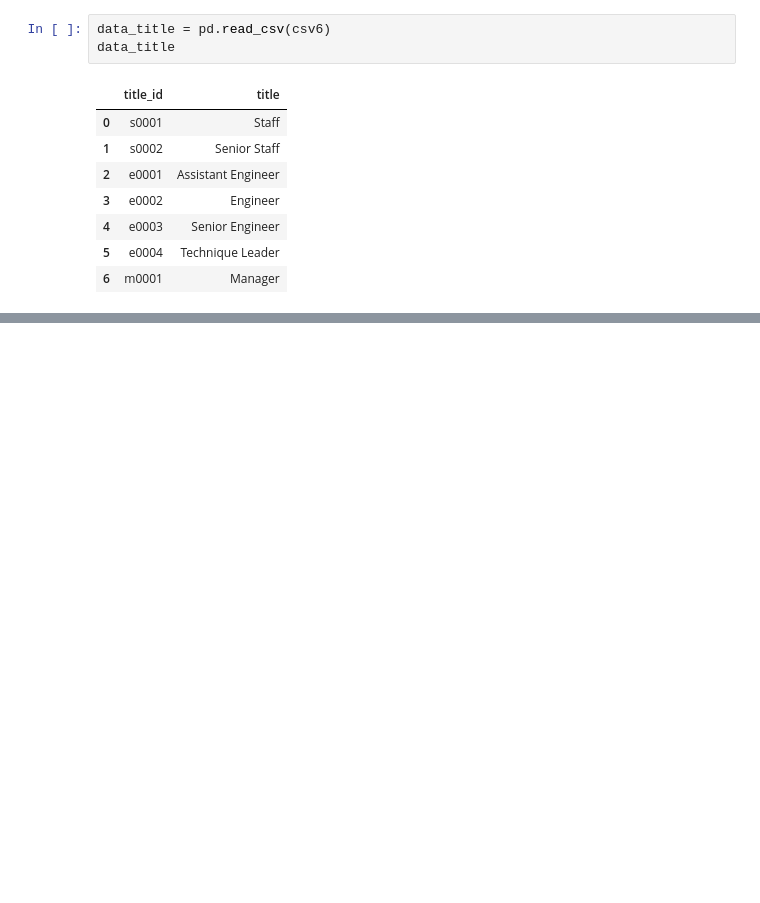
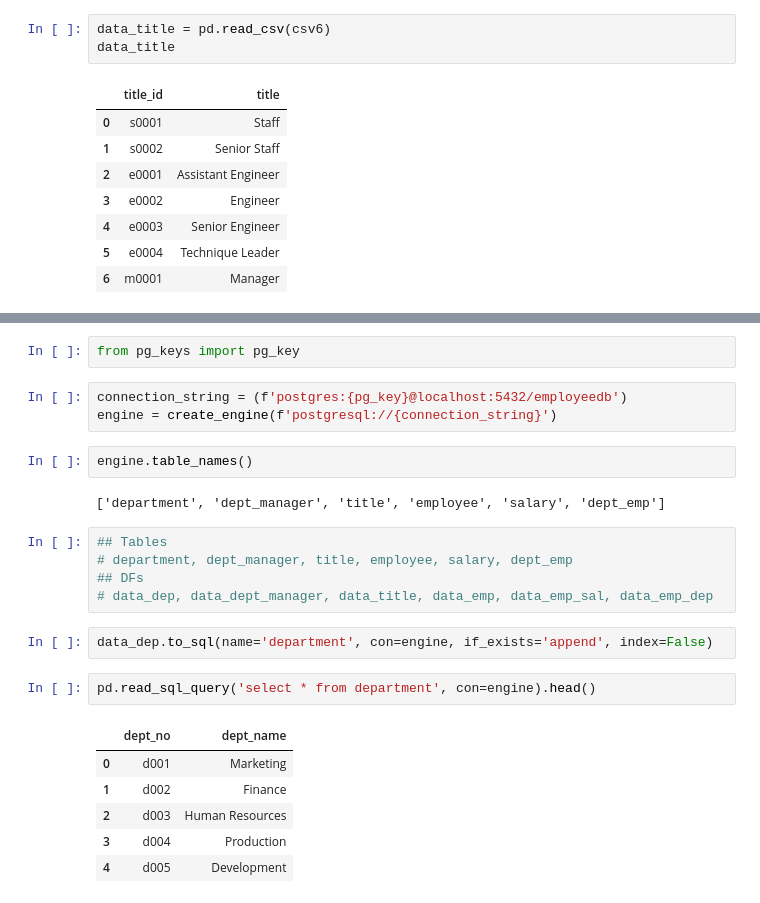
Before and after one commit to dianaagustinaf/sql-challenge, a Jupyter notebook: EmployeeSQL/Employees Data.ipynb, the cells around one changed output, grey strips where cells are left out. Saved outputs shown, nothing was run; the diff lists cells and outputs as text; blank space fills up the shorter version.

```diff
--- a/EmployeeSQL/Employees Data.ipynb
+++ b/EmployeeSQL/Employees Data.ipynb
@@ -194,0 +286,25 @@ data_title
+# %%
+from pg_keys import pg_key
+# %%
+connection_string = (f'postgres:{pg_key}@localhost:5432/employeedb')
+engine = create_engine(f'postgresql://{connection_string}')
+# %%
+engine.table_names()
+# %% [output]
+['department', 'dept_manager', 'title', 'employee', 'salary', 'dept_emp']
+# %%
+## Tables
+# department, dept_manager, title, employee, salary, dept_emp
+## DFs
+# data_dep, data_dept_manager, data_title, data_emp, data_emp_sal, data_emp_dep
+# %%
+data_dep.to_sql(name='department', con=engine, if_exists='append', index=False)
+# %%
+pd.read_sql_query('select * from department', con=engine).head()
+# %% [output]
+|  | dept_no | dept_name |
+| 0 | d001 | Marketing |
+| 1 | d002 | Finance |
+| 2 | d003 | Human Resources |
+| 3 | d004 | Production |
+| 4 | d005 | Development |
```
Also changed, not shown: parts of 16 cells of this notebook, 3 other files.
